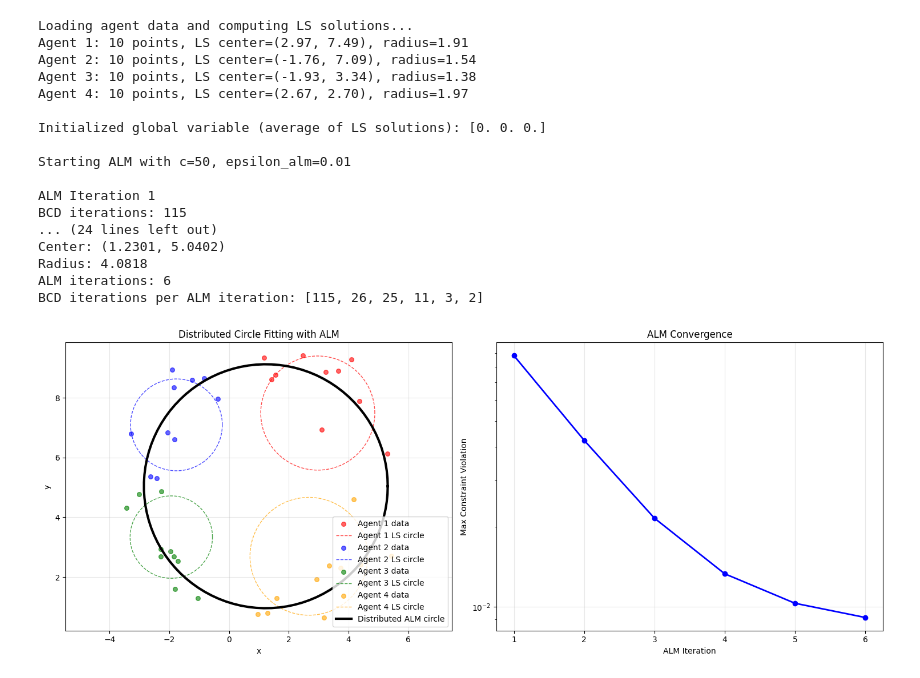
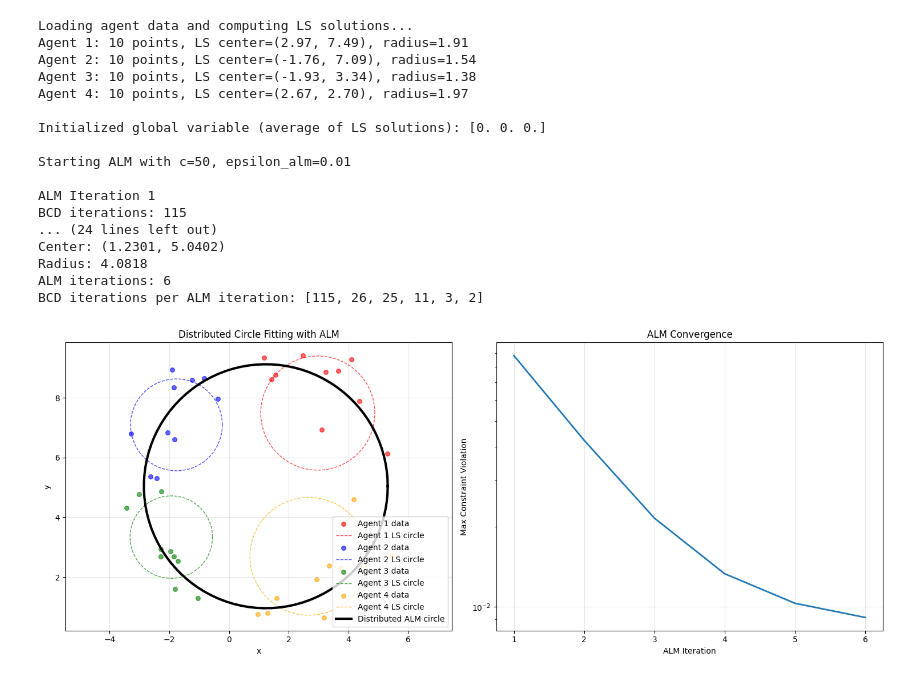
Before and after one commit to davidmarafuzgaspar/ist-optimization-algorithms-project, a Jupyter notebook: Development/Task_11.ipynb, the cells around one changed output. Saved outputs shown, nothing was run; the diff lists cells and outputs as text; code cells hidden in the pictures.

```diff
--- a/Development/Task_11.ipynb
+++ b/Development/Task_11.ipynb
@@ -221,32 +221,32 @@ ax1.legend()
 ax1.grid(True, alpha=0.3)
 ax1.axis('equal')
 
 # Plot 2: Convergence
 ax2.semilogy(range(1, len(results['max_constraint_violations']) + 1),
-            results['max_constraint_violations'], 'bo-', linewidth=2)
+            results['max_constraint_violations'], linewidth=2)
 ax2.set_xlabel('ALM Iteration')
 ax2.set_ylabel('Max Constraint Violation')
 ax2.set_title('ALM Convergence')
 ax2.grid(True, alpha=0.3)
 
 plt.tight_layout()
 plt.show()
 # %% [output]
 Loading agent data and computing LS solutions...
 Agent 1: 10 points, LS center=(2.97, 7.49), radius=1.91
 Agent 2: 10 points, LS center=(-1.76, 7.09), radius=1.54
 Agent 3: 10 points, LS center=(-1.93, 3.34), radius=1.38
 Agent 4: 10 points, LS center=(2.67, 2.70), radius=1.97
 
 Initialized global variable (average of LS solutions): [0. 0. 0.]
 
 Starting ALM with c=50, epsilon_alm=0.01
 
 ALM Iteration 1
 BCD iterations: 115
 ... (24 lines left out)
 Center: (1.2301, 5.0402)
 Radius: 4.0818
 ALM iterations: 6
 BCD iterations per ALM iteration: [115, 26, 25, 11, 3, 2]
-[figure, old version]
+[figure, new version]
```
Also changed, not shown: 10 other files.
